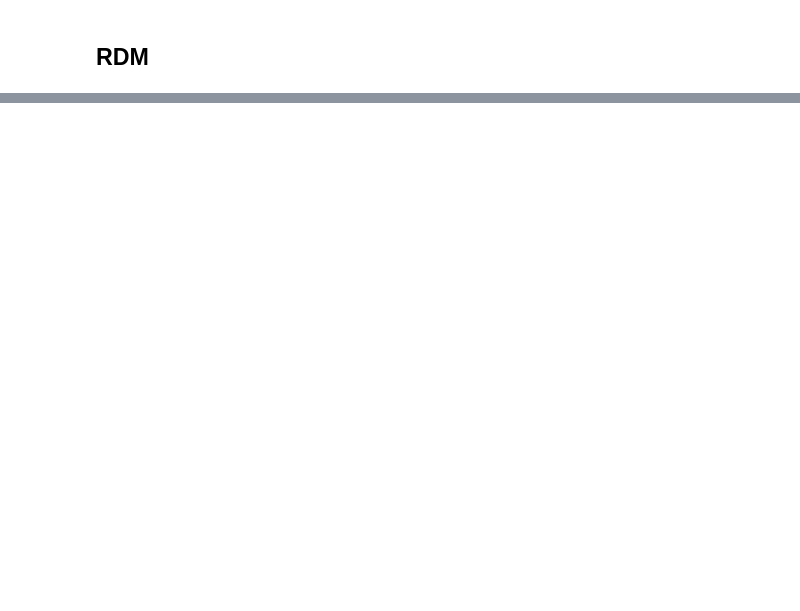
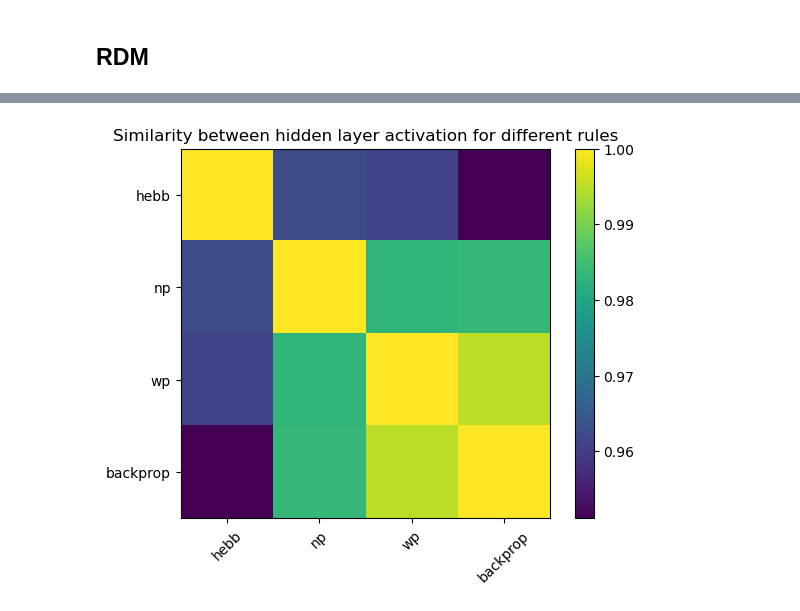
Before and after one commit to tanmayyb/learning-rules, a Jupyter notebook: analysis/rdm.ipynb, the cells around one changed output, grey strips where cells are left out. Cells and saved outputs as stored; diff of their text form; code cells hidden in the pictures; blank space fills up the shorter version.

```diff
--- a/analysis/rdm.ipynb
+++ b/analysis/rdm.ipynb
@@ -56,13 +12,0 @@ Config: {'lr': 0.01, 'bias': True, 'entity': 'adorable-lantanas', 'epochs': 5, '
-# %%
-run_id = "4gwtw8yi" # retrived from above
-run_path = f"{project_path}/{run_id}"
-
-run = api.run(run_path)
-
-configs = run.config  # Hyperparameters and config info
-summary = run.summary  # Summary metrics
-history = run.history(samples=1000000)  # Full history of metrics
-files = run.files()  # Files associated with the run
-
-# show configs
-configs
@@ -279,0 +302,17 @@ plot_maps(rdms_dict)
+# %%
+
+new_rdms = rsatoolbox.rdm.concat(rdms)
+rdms_comp = rsatoolbox.rdm.compare(new_rdms, new_rdms, method='cosine')
+
+labels = ['hebb', 'np', 'wp', 'backprop',]
+plt.imshow(rdms_comp, cmap='viridis', interpolation='nearest')
+
+plt.title('Similarity between hidden layer activation for different rules')
+plt.xticks(ticks=np.arange(len(labels)), labels=labels, rotation=45)
+plt.yticks(ticks=np.arange(len(labels)), labels=labels)
+
+# Show the plot
+plt.colorbar()  # Optional: Add a colorbar
+plt.show()
+# %% [output]
+[figure, added]
```
Also changed, not shown: parts of 11 cells of this notebook.
